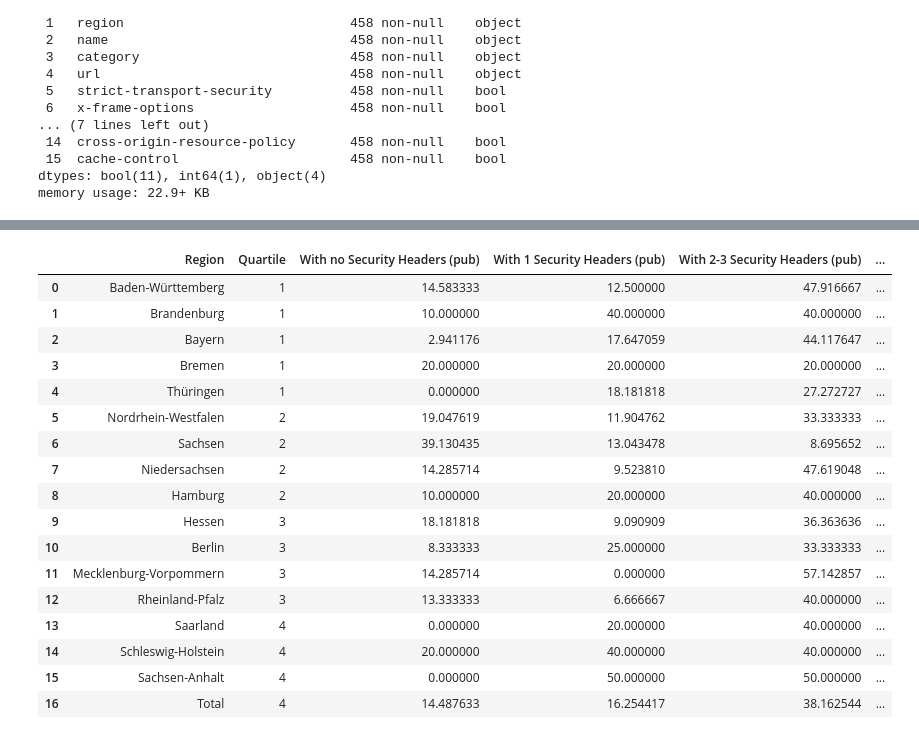
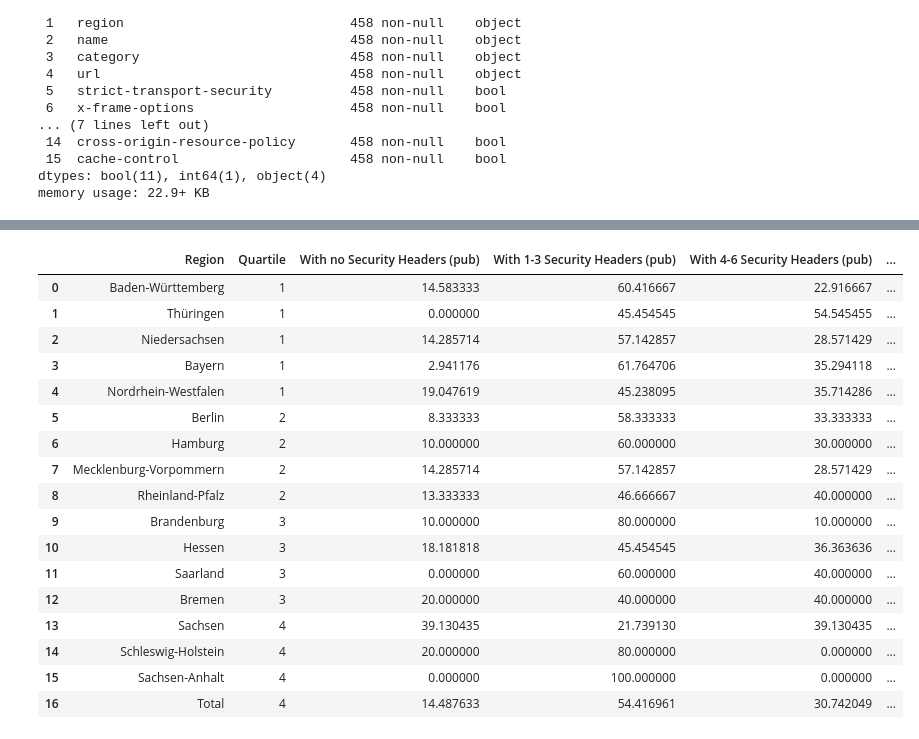
Before and after one commit to jacksonbarreto/WebSecureScout-Analyzer, a Jupyter notebook: analizer/security_header_analysis.ipynb, the cells around one changed output, grey strips where cells are left out. Cells and saved outputs as stored; diff of their text form; code cells hidden in the pictures.

Commit message:
feat: analysis most/less used headers

```diff
--- a/analizer/security_header_analysis.ipynb
+++ b/analizer/security_header_analysis.ipynb
@@ -72,12 +72,10 @@ for config_item in config:
 
     header_ranges = {
         'no': (0, 0),
-        '1': (1, 1),
-        '2-3': (2, 3),
-        '4-5': (4, 5),
-        '6-8': (6, 8),
-        '9-10': (9, 10),
-        'All': (11, 11)
+        '1-3': (1, 3),
+        '4-6': (4, 6),
+        '7-9': (7, 9),
+        '10-11': (10, 11),
     }
 
     for label, (min_headers, max_headers) in header_ranges.items():
@@ -111,8 +109,8 @@ df_combined.columns = df_combined.columns.str.replace('%', '')
 
 ranks_columns = []
 # Specify the columns to use
-columns_to_use = ['With All Security Headers', 'With 9-10 Security Headers', 'With 6-8 Security Headers',
-                  'With 4-5 Security Headers']
+columns_to_use = ['With 10-11 Security Headers', 'With 7-9 Security Headers', 'With 4-6 Security Headers',
+                  'With 1-3 Security Headers']
 # Apply the function to calculate the rank
 for i, column in enumerate(columns_to_use):
     rank_colum = f'Rank {i}'
@@ -175,21 +173,21 @@ save_table(df_combined, category=category, table_name='security_headers_by_regio
-|  | Region | Quartile | With no Security Headers (pub) | With 1 Security Headers (pub) | With 2-3 Security Headers (pub) | ... |
-| 0 | Baden-Württemberg | 1 | 14.583333 | 12.500000 | 47.916667 | ... |
-| 1 | Brandenburg | 1 | 10.000000 | 40.000000 | 40.000000 | ... |
-| 2 | Bayern | 1 | 2.941176 | 17.647059 | 44.117647 | ... |
-| 3 | Bremen | 1 | 20.000000 | 20.000000 | 20.000000 | ... |
-| 4 | Thüringen | 1 | 0.000000 | 18.181818 | 27.272727 | ... |
-| 5 | Nordrhein-Westfalen | 2 | 19.047619 | 11.904762 | 33.333333 | ... |
-| 6 | Sachsen | 2 | 39.130435 | 13.043478 | 8.695652 | ... |
-| 7 | Niedersachsen | 2 | 14.285714 | 9.523810 | 47.619048 | ... |
-| 8 | Hamburg | 2 | 10.000000 | 20.000000 | 40.000000 | ... |
-| 9 | Hessen | 3 | 18.181818 | 9.090909 | 36.363636 | ... |
-| 10 | Berlin | 3 | 8.333333 | 25.000000 | 33.333333 | ... |
-| 11 | Mecklenburg-Vorpommern | 3 | 14.285714 | 0.000000 | 57.142857 | ... |
-| 12 | Rheinland-Pfalz | 3 | 13.333333 | 6.666667 | 40.000000 | ... |
-| 13 | Saarland | 4 | 0.000000 | 20.000000 | 40.000000 | ... |
-| 14 | Schleswig-Holstein | 4 | 20.000000 | 40.000000 | 40.000000 | ... |
-| 15 | Sachsen-Anhalt | 4 | 0.000000 | 50.000000 | 50.000000 | ... |
-| 16 | Total | 4 | 14.487633 | 16.254417 | 38.162544 | ... |
+|  | Region | Quartile | With no Security Headers (pub) | With 1-3 Security Headers (pub) | With 4-6 Security Headers (pub) | ... |
+| 0 | Baden-Württemberg | 1 | 14.583333 | 60.416667 | 22.916667 | ... |
+| 1 | Thüringen | 1 | 0.000000 | 45.454545 | 54.545455 | ... |
+| 2 | Niedersachsen | 1 | 14.285714 | 57.142857 | 28.571429 | ... |
+| 3 | Bayern | 1 | 2.941176 | 61.764706 | 35.294118 | ... |
+| 4 | Nordrhein-Westfalen | 1 | 19.047619 | 45.238095 | 35.714286 | ... |
+| 5 | Berlin | 2 | 8.333333 | 58.333333 | 33.333333 | ... |
+| 6 | Hamburg | 2 | 10.000000 | 60.000000 | 30.000000 | ... |
+| 7 | Mecklenburg-Vorpommern | 2 | 14.285714 | 57.142857 | 28.571429 | ... |
+| 8 | Rheinland-Pfalz | 2 | 13.333333 | 46.666667 | 40.000000 | ... |
+| 9 | Brandenburg | 3 | 10.000000 | 80.000000 | 10.000000 | ... |
+| 10 | Hessen | 3 | 18.181818 | 45.454545 | 36.363636 | ... |
+| 11 | Saarland | 3 | 0.000000 | 60.000000 | 40.000000 | ... |
+| 12 | Bremen | 3 | 20.000000 | 40.000000 | 40.000000 | ... |
+| 13 | Sachsen | 4 | 39.130435 | 21.739130 | 39.130435 | ... |
+| 14 | Schleswig-Holstein | 4 | 20.000000 | 80.000000 | 0.000000 | ... |
+| 15 | Sachsen-Anhalt | 4 | 0.000000 | 100.000000 | 0.000000 | ... |
+| 16 | Total | 4 | 14.487633 | 54.416961 | 30.742049 | ... |
 # %%
 # Analysis of HEIs with at least one OWASP Recommended Security Headers by region
 
```
Also changed, not shown: parts of 2 cells of this notebook.
